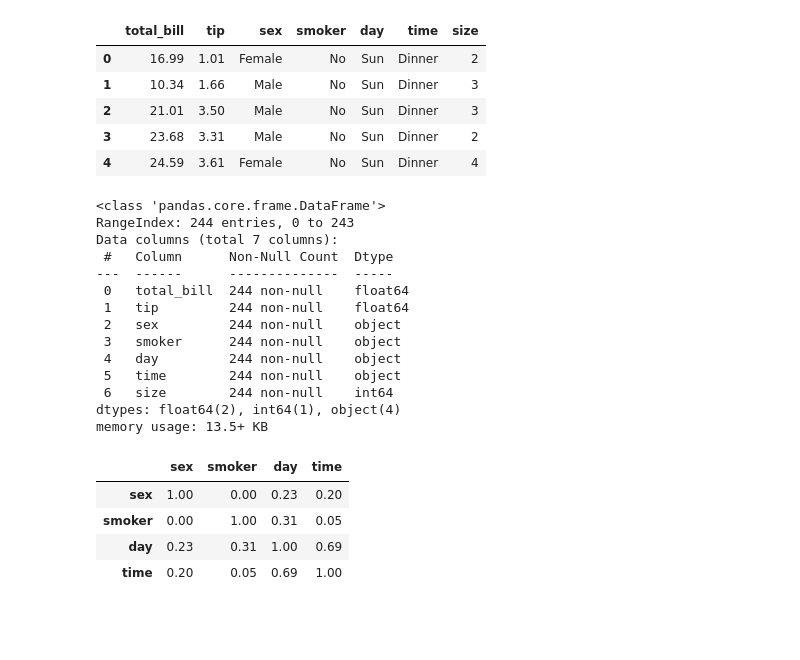
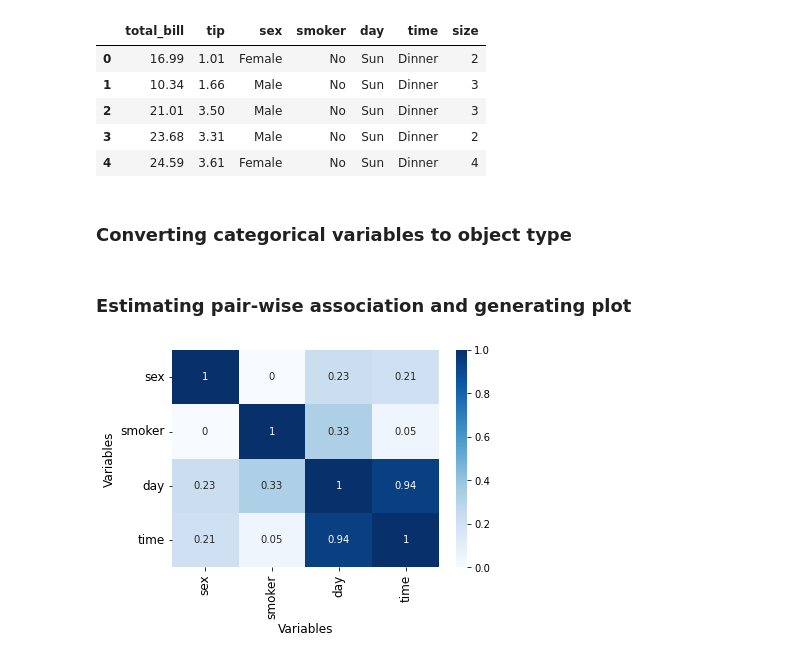
Before and after one commit to rahul-raoniar/pysustrans, a Jupyter notebook: Test.ipynb, the cells around one changed output. Saved outputs shown, nothing was run; the diff lists cells and outputs as text; code cells hidden in the pictures; blank space fills up the shorter version.

```diff
--- a/Test.ipynb
+++ b/Test.ipynb
@@ -15,34 +26,17 @@ tips.head()
 | 2 | 21.01 | 3.50 | Male | No | Sun | Dinner | 3 |
 | 3 | 23.68 | 3.31 | Male | No | Sun | Dinner | 2 |
 | 4 | 24.59 | 3.61 | Female | No | Sun | Dinner | 4 |
+# %% [markdown]
+### Converting categorical variables to object type
 # %%
-# Convert object columns to Category columns
 df = tips.apply(
         lambda x: x.astype("object") if x.dtype == "category" else x)
-
-df.info()
-# %% [output]
-<class 'pandas.core.frame.DataFrame'>
-RangeIndex: 244 entries, 0 to 243
-Data columns (total 7 columns):
- #   Column      Non-Null Count  Dtype
----  ------      --------------  -----
- 0   total_bill  244 non-null    float64
- 1   tip         244 non-null    float64
- 2   sex         244 non-null    object
- 3   smoker      244 non-null    object
- 4   day         244 non-null    object
- 5   time        244 non-null    object
- 6   size        244 non-null    int64
-dtypes: float64(2), int64(1), object(4)
-memory usage: 13.5+ KB
-# %%
-cramers_v = aso.Association(df, "pearson")
-cfit = cramers_v.fit().round(2)
-cfit
-# %% [output]
-|  | sex | smoker | day | time |
-| sex | 1.00 | 0.00 | 0.23 | 0.20 |
-| smoker | 0.00 | 1.00 | 0.31 | 0.05 |
-| day | 0.23 | 0.31 | 1.00 | 0.69 |
-| time | 0.20 | 0.05 | 0.69 | 1.00 |
+# %% [markdown]
+### Estimating pair-wise association and generating plot
+# %%
+aos = Association(df, method = "cramer")
+res = aos.fit()
+ax = res["ax"]
+fig = plt.gcf()
+# %% [output]
+[figure, added]
```
Also changed, not shown: parts of 9 cells of this notebook, 4 other files.
